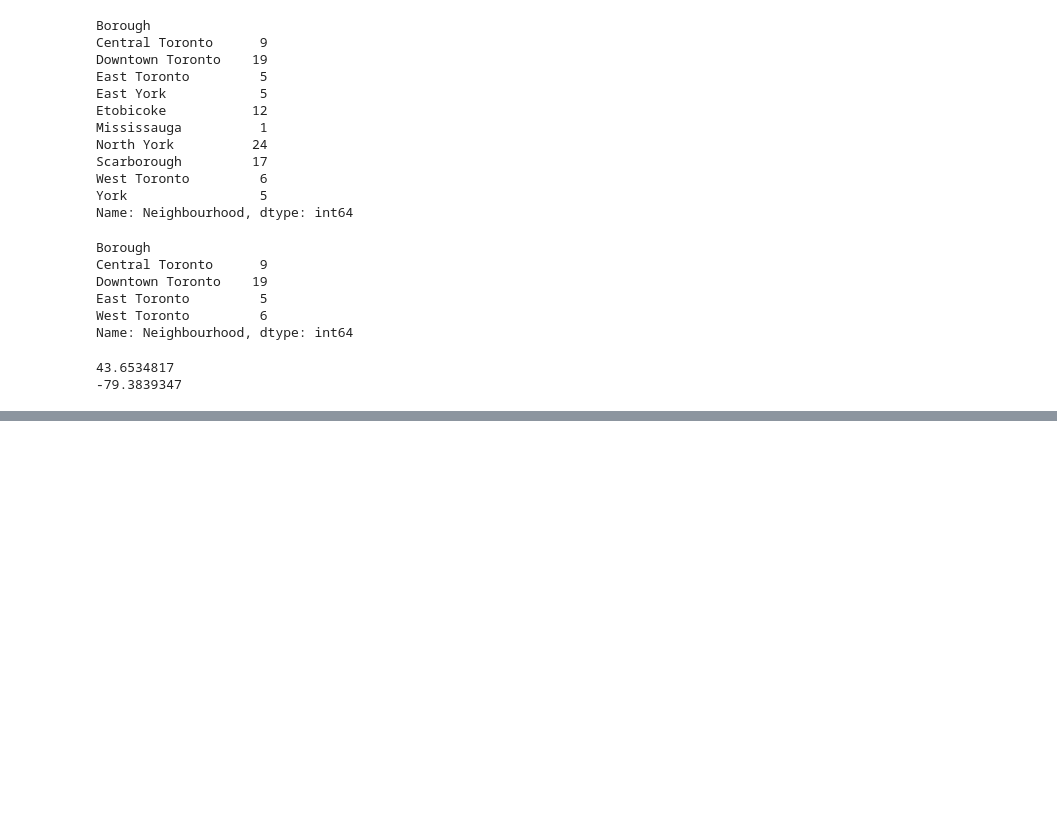
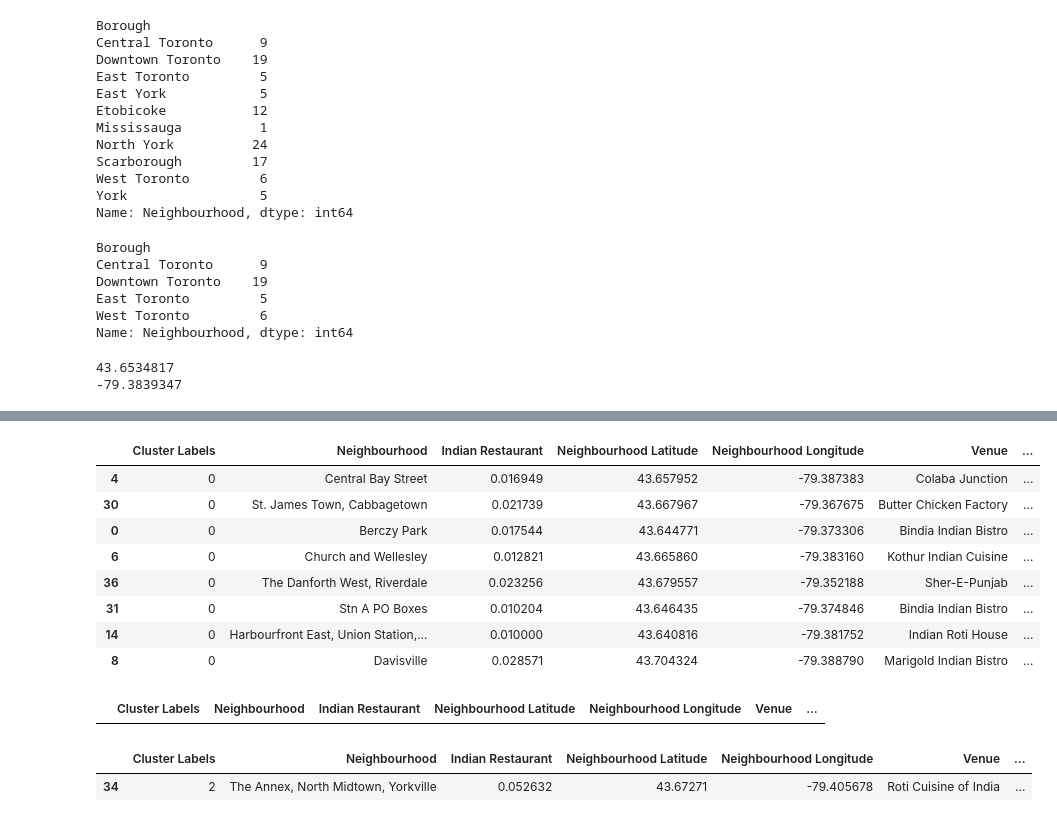
Before and after one commit to shailud/Coursera_Capstone, a Jupyter notebook: Battle Of Neighborhood - wk2.ipynb, the cells around one changed output, grey strips where cells are left out. Drawn from its saved outputs; the diff is of its cells as text; code cells hidden in the pictures; blank space fills up the shorter version.

```diff
--- a/Battle Of Neighborhood - wk2.ipynb
+++ b/Battle Of Neighborhood - wk2.ipynb
@@ -154,0 +304,8 @@ map_toronto
+# %%
+#using K-means for the clsutering of the neighbourhoods
+from sklearn.cluster import KMeans
+k=3
+toronto_cluster = to_indian.drop(["Neighbourhoods"],1)
+kmeans1 = KMeans(n_clusters = k,random_state=1).fit(toronto_cluster)
+kmeans1.labels_
+#to_indian.insert(0, 'Cluster Labels', kmeans1.labels_)
@@ -154,0 +315,7 @@ map_toronto
+# %%
+to_merged = to_indian.copy()
+
+# add clustering labels
+to_merged["Cluster Labels"] = kmeans1.labels_
+to_merged.rename(columns={"Neighbourhoods": "Neighbourhood"}, inplace=True)
+to_merged.head(5)
@@ -154,0 +329,6 @@ map_toronto
+# %%
+to_merged = to_merged.join(toronto_venues.set_index("Neighbourhood"), on="Neighbourhood")
+
+print(to_merged.shape)
+
+to_merged.head()
@@ -154,0 +343,3 @@ map_toronto
+# %%
+to_merged.sort_values(["Cluster Labels"], inplace=True)
+to_merged.head()
@@ -154,0 +376,24 @@ map_toronto
+# %%
+#Cluster 0
+to_merged.loc[(to_merged['Cluster Labels'] ==0) & (to_merged['Venue Category'] == 'Indian Restaurant') ]
+# %% [output]
+|  | Cluster Labels | Neighbourhood | Indian Restaurant | Neighbourhood Latitude | Neighbourhood Longitude | Venue | ... |
+| 4 | 0 | Central Bay Street | 0.016949 | 43.657952 | -79.387383 | Colaba Junction | ... |
+| 30 | 0 | St. James Town, Cabbagetown | 0.021739 | 43.667967 | -79.367675 | Butter Chicken Factory | ... |
+| 0 | 0 | Berczy Park | 0.017544 | 43.644771 | -79.373306 | Bindia Indian Bistro | ... |
+| 6 | 0 | Church and Wellesley | 0.012821 | 43.665860 | -79.383160 | Kothur Indian Cuisine | ... |
+| 36 | 0 | The Danforth West, Riverdale | 0.023256 | 43.679557 | -79.352188 | Sher-E-Punjab | ... |
+| 31 | 0 | Stn A PO Boxes | 0.010204 | 43.646435 | -79.374846 | Bindia Indian Bistro | ... |
+| 14 | 0 | Harbourfront East, Union Station,... | 0.010000 | 43.640816 | -79.381752 | Indian Roti House | ... |
+| 8 | 0 | Davisville | 0.028571 | 43.704324 | -79.388790 | Marigold Indian Bistro | ... |
+# %%
+#Cluster 1
+to_merged.loc[(to_merged['Cluster Labels'] ==1) & (to_merged['Venue Category'] == 'Indian Restaurant') ]
+# %% [output]
+|  | Cluster Labels | Neighbourhood | Indian Restaurant | Neighbourhood Latitude | Neighbourhood Longitude | Venue | ... |
+# %%
+#Cluster 2
+to_merged.loc[(to_merged['Cluster Labels'] ==2) & (to_merged['Venue Category'] == 'Indian Restaurant') ]
+# %% [output]
+|  | Cluster Labels | Neighbourhood | Indian Restaurant | Neighbourhood Latitude | Neighbourhood Longitude | Venue | ... |
+| 34 | 2 | The Annex, North Midtown, Yorkville | 0.052632 | 43.67271 | -79.405678 | Roti Cuisine of India | ... |
```
Also changed, not shown: parts of 16 cells of this notebook.
